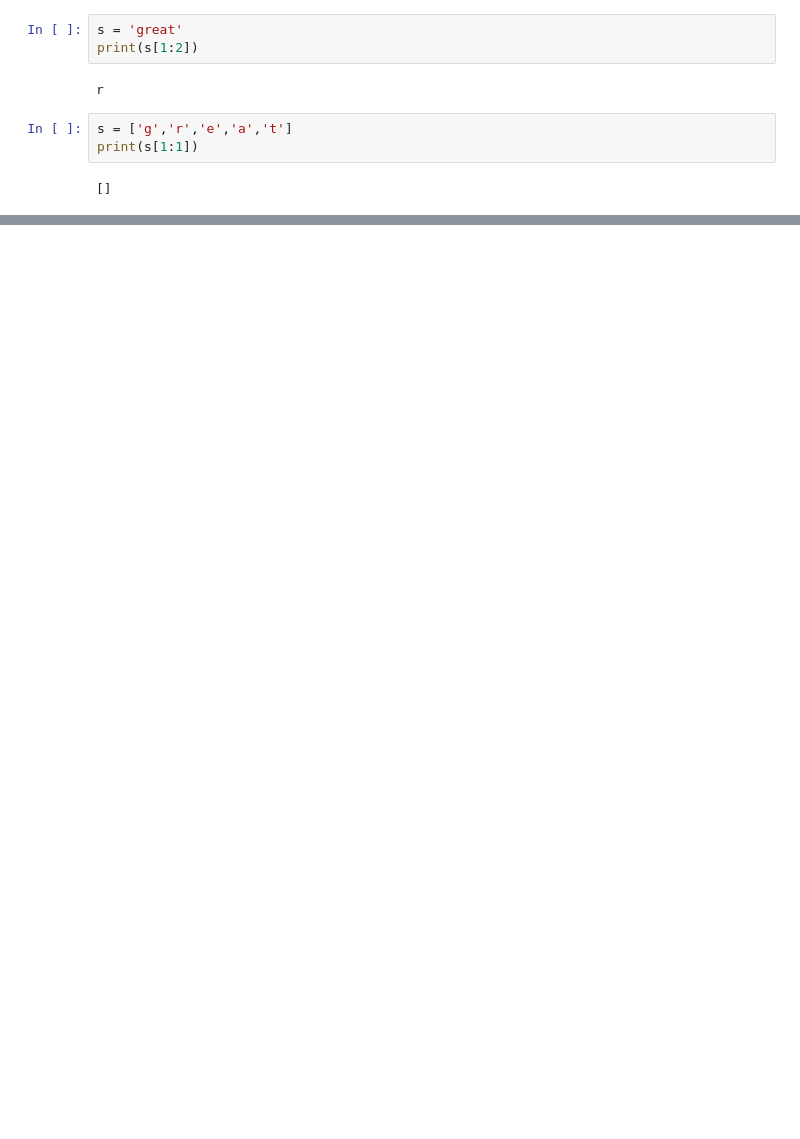
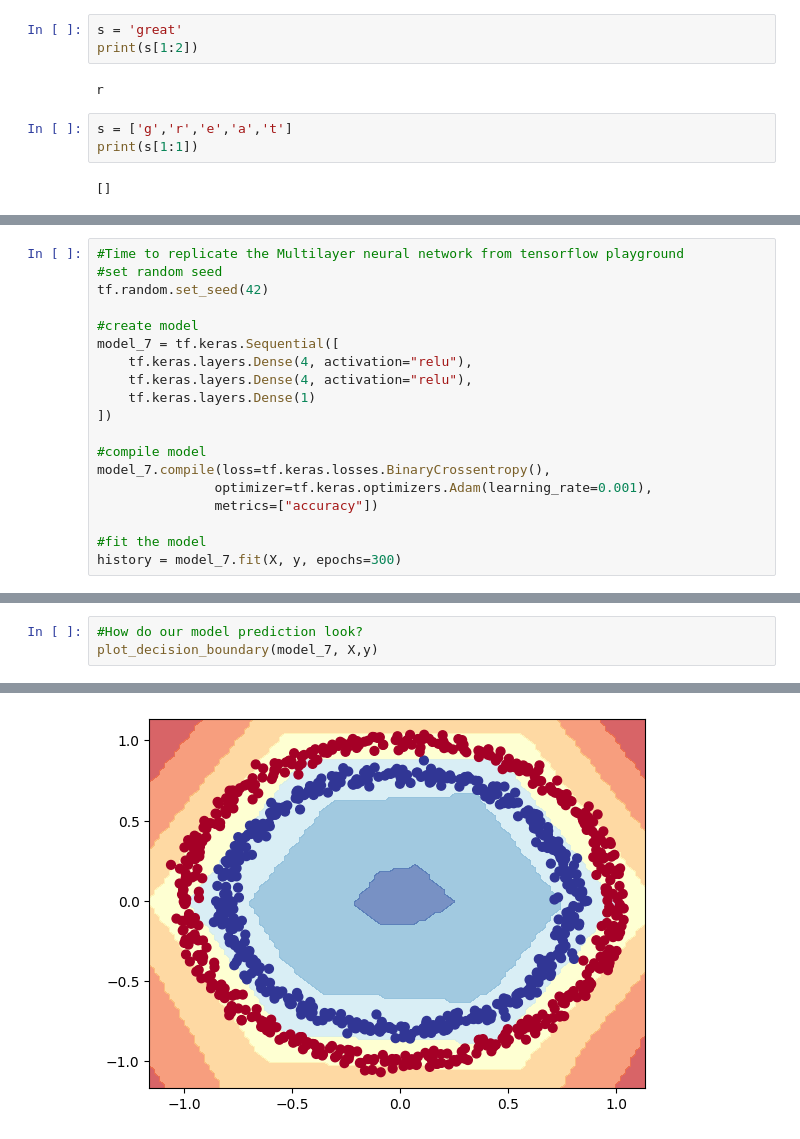
Before and after one commit to TheSeer507/MLJourney, a Jupyter notebook: 02_neural_network_classification_with_tensorflow.ipynb, the cells around one changed output, grey strips where cells are left out. Cells and saved outputs as stored; diff of their text form; blank space fills up the shorter version.

```diff
--- a/02_neural_network_classification_with_tensorflow.ipynb
+++ b/02_neural_network_classification_with_tensorflow.ipynb
@@ -176,0 +512,19 @@ print(s[1:1])
+# %%
+#Time to replicate the Multilayer neural network from tensorflow playground
+#set random seed
+tf.random.set_seed(42)
+
+#create model
+model_7 = tf.keras.Sequential([
+    tf.keras.layers.Dense(4, activation="relu"),
+    tf.keras.layers.Dense(4, activation="relu"),
+    tf.keras.layers.Dense(1)
+])
+
+#compile model
+model_7.compile(loss=tf.keras.losses.BinaryCrossentropy(),
+               optimizer=tf.keras.optimizers.Adam(learning_rate=0.001),
+               metrics=["accuracy"])
+
+#fit the model
+history = model_7.fit(X, y, epochs=300)
@@ -176,0 +555,4 @@ print(s[1:1])
+# %%
+#How do our model prediction look?
+plot_decision_boundary(model_7, X,y)
+# %% [output]
@@ -176,0 +561 @@ print(s[1:1])
+[figure, added]
```
Also changed, not shown: parts of 42 cells of this notebook.
